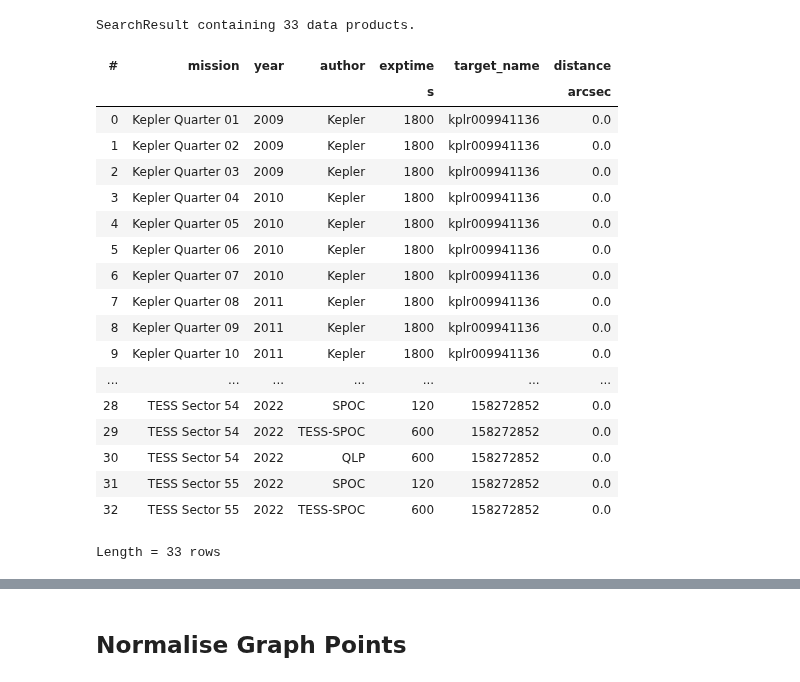
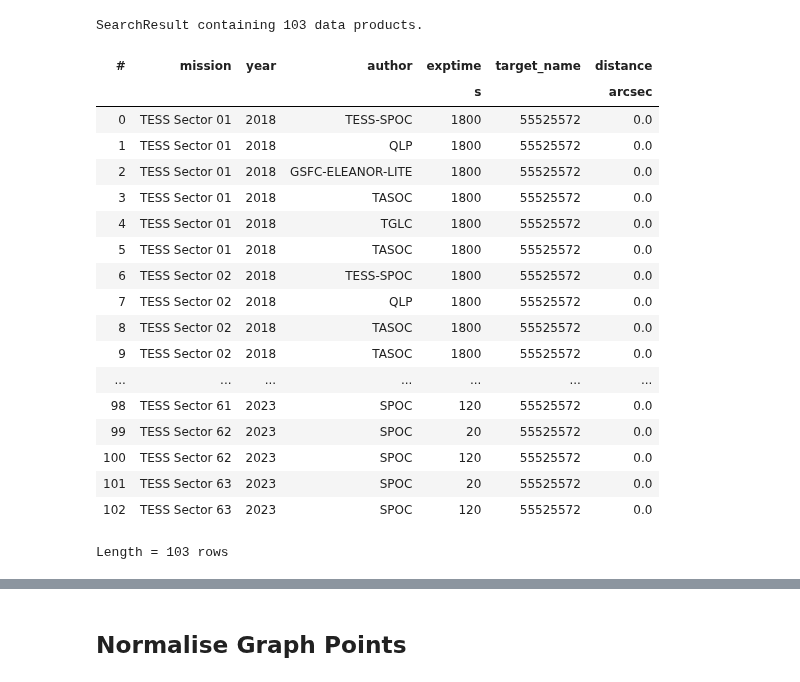
Before and after one commit to Signal-K/sytizen, a Jupyter notebook: archive/ansible/Generator/Light Curve Demo.ipynb, the cells around one changed output, grey strips where cells are left out. Saved outputs shown, nothing was run; the diff lists cells and outputs as text; code cells hidden in the pictures.

```diff
--- a/archive/ansible/Generator/Light Curve Demo.ipynb
+++ b/archive/ansible/Generator/Light Curve Demo.ipynb
@@ -6,30 +6,30 @@ import matplotlib.pyplot as plt
 import lightkurve as lk
 # %%
 %matplotlib inline
-TIC = 'KOI-5737'
+TIC = 'TIC 55525572'
 sector_data = lk.search_lightcurve(TIC)#, author = 'Kepler', sector = 4)
 sector_data
 # %% [output]
-SearchResult containing 33 data products.
+SearchResult containing 103 data products.
 | # | mission | year | author | exptime | target_name | distance |
 |  |  |  |  | s |  | arcsec |
-| 0 | Kepler Quarter 01 | 2009 | Kepler | 1800 | kplr009941136 | 0.0 |
-| 1 | Kepler Quarter 02 | 2009 | Kepler | 1800 | kplr009941136 | 0.0 |
-| 2 | Kepler Quarter 03 | 2009 | Kepler | 1800 | kplr009941136 | 0.0 |
-| 3 | Kepler Quarter 04 | 2010 | Kepler | 1800 | kplr009941136 | 0.0 |
-| 4 | Kepler Quarter 05 | 2010 | Kepler | 1800 | kplr009941136 | 0.0 |
-| 5 | Kepler Quarter 06 | 2010 | Kepler | 1800 | kplr009941136 | 0.0 |
-| 6 | Kepler Quarter 07 | 2010 | Kepler | 1800 | kplr009941136 | 0.0 |
-| 7 | Kepler Quarter 08 | 2011 | Kepler | 1800 | kplr009941136 | 0.0 |
-| 8 | Kepler Quarter 09 | 2011 | Kepler | 1800 | kplr009941136 | 0.0 |
-| 9 | Kepler Quarter 10 | 2011 | Kepler | 1800 | kplr009941136 | 0.0 |
+| 0 | TESS Sector 01 | 2018 | TESS-SPOC | 1800 | 55525572 | 0.0 |
+| 1 | TESS Sector 01 | 2018 | QLP | 1800 | 55525572 | 0.0 |
+| 2 | TESS Sector 01 | 2018 | GSFC-ELEANOR-LITE | 1800 | 55525572 | 0.0 |
+| 3 | TESS Sector 01 | 2018 | TASOC | 1800 | 55525572 | 0.0 |
+| 4 | TESS Sector 01 | 2018 | TGLC | 1800 | 55525572 | 0.0 |
+| 5 | TESS Sector 01 | 2018 | TASOC | 1800 | 55525572 | 0.0 |
+| 6 | TESS Sector 02 | 2018 | TESS-SPOC | 1800 | 55525572 | 0.0 |
+| 7 | TESS Sector 02 | 2018 | QLP | 1800 | 55525572 | 0.0 |
+| 8 | TESS Sector 02 | 2018 | TASOC | 1800 | 55525572 | 0.0 |
+| 9 | TESS Sector 02 | 2018 | TASOC | 1800 | 55525572 | 0.0 |
 | ... | ... | ... | ... | ... | ... | ... |
-| 28 | TESS Sector 54 | 2022 | SPOC | 120 | 158272852 | 0.0 |
-| 29 | TESS Sector 54 | 2022 | TESS-SPOC | 600 | 158272852 | 0.0 |
-| 30 | TESS Sector 54 | 2022 | QLP | 600 | 158272852 | 0.0 |
-| 31 | TESS Sector 55 | 2022 | SPOC | 120 | 158272852 | 0.0 |
-| 32 | TESS Sector 55 | 2022 | TESS-SPOC | 600 | 158272852 | 0.0 |
+| 98 | TESS Sector 61 | 2023 | SPOC | 120 | 55525572 | 0.0 |
+| 99 | TESS Sector 62 | 2023 | SPOC | 20 | 55525572 | 0.0 |
+| 100 | TESS Sector 62 | 2023 | SPOC | 120 | 55525572 | 0.0 |
+| 101 | TESS Sector 63 | 2023 | SPOC | 20 | 55525572 | 0.0 |
+| 102 | TESS Sector 63 | 2023 | SPOC | 120 | 55525572 | 0.0 |
-Length = 33 rows
+Length = 103 rows
 # %%
 lc = sector_data.download()
 lc.plot
```
Also changed, not shown: parts of 6 cells of this notebook, 22 other files.
